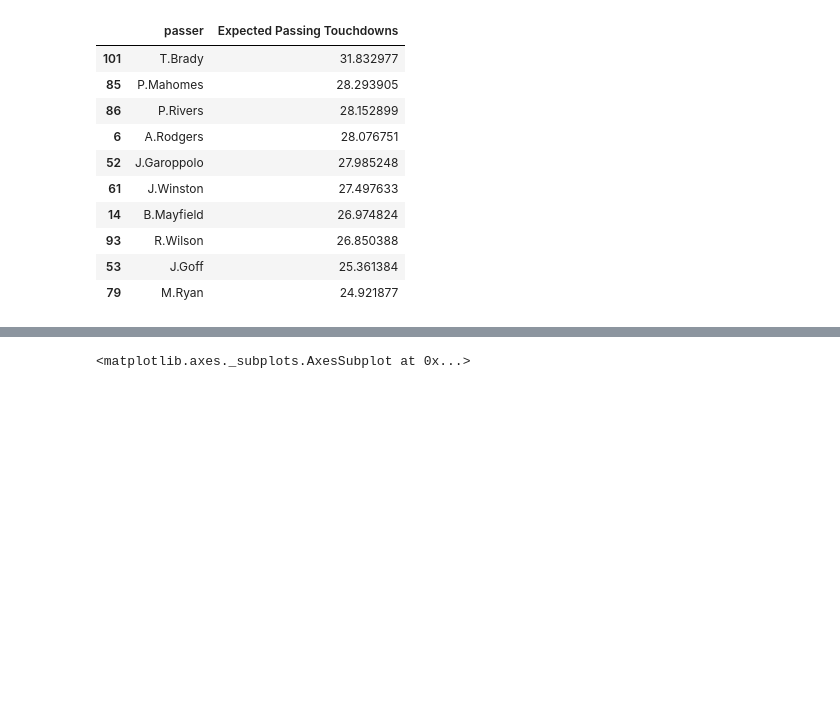
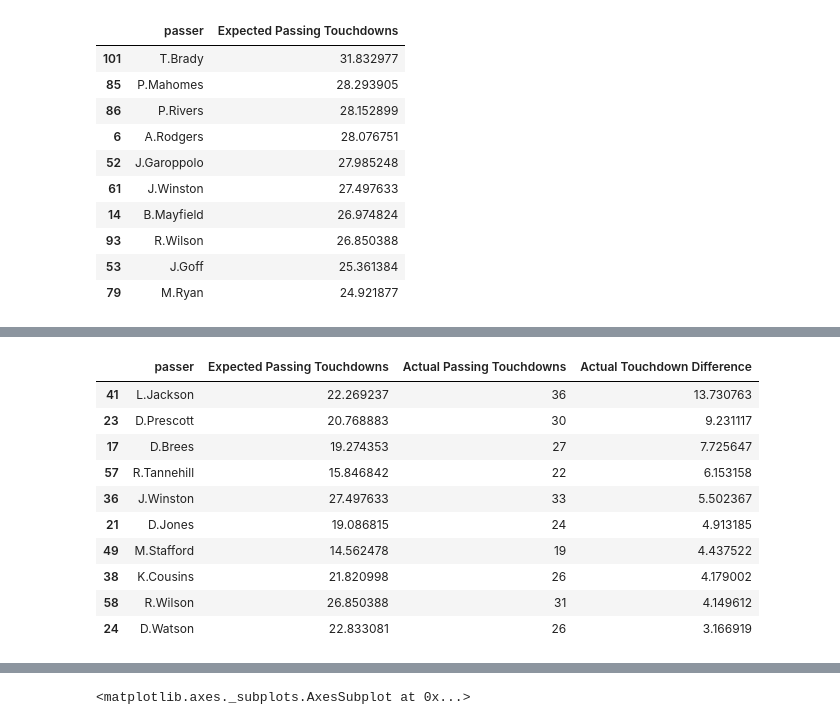
Before and after one commit to piercepatrick/Fantasy-Football-Analysis, a Jupyter notebook: Tannehilll_Analysis.ipynb, the cells around one changed output, grey strips where cells are left out. Saved outputs shown, nothing was run; the diff lists cells and outputs as text; code cells hidden in the pictures; blank space fills up the shorter version.

```diff
--- a/Tannehilll_Analysis.ipynb
+++ b/Tannehilll_Analysis.ipynb
@@ -702,0 +724,15 @@ predicted.to_csv('expectedpassingtouchdowns.csv')
+# %%
+predicted['Actual Touchdown Difference'] = predicted['Actual Passing Touchdowns'] - predicted['Expected Passing Touchdowns']
+predicted.sort_values(by='Actual Touchdown Difference', ascending=False).head(10)
+# %% [output]
+|  | passer | Expected Passing Touchdowns | Actual Passing Touchdowns | Actual Touchdown Difference |
+| 41 | L.Jackson | 22.269237 | 36 | 13.730763 |
+| 23 | D.Prescott | 20.768883 | 30 | 9.231117 |
+| 17 | D.Brees | 19.274353 | 27 | 7.725647 |
+| 57 | R.Tannehill | 15.846842 | 22 | 6.153158 |
+| 36 | J.Winston | 27.497633 | 33 | 5.502367 |
+| 21 | D.Jones | 19.086815 | 24 | 4.913185 |
+| 49 | M.Stafford | 14.562478 | 19 | 4.437522 |
+| 38 | K.Cousins | 21.820998 | 26 | 4.179002 |
+| 58 | R.Wilson | 26.850388 | 31 | 4.149612 |
+| 24 | D.Watson | 22.833081 | 26 | 3.166919 |
```
Also changed, not shown: parts of 4 cells of this notebook.
